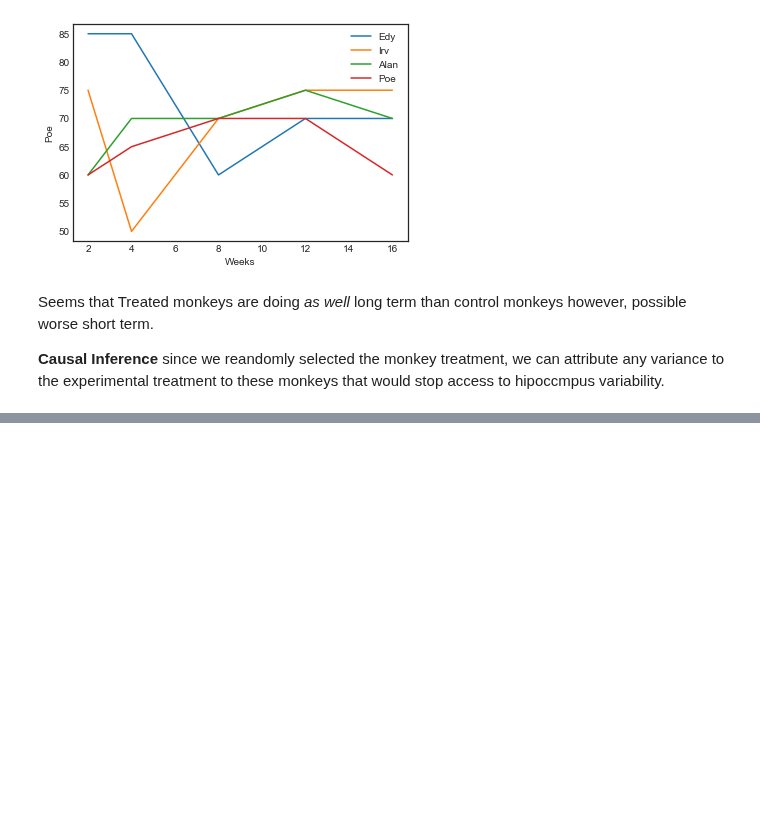
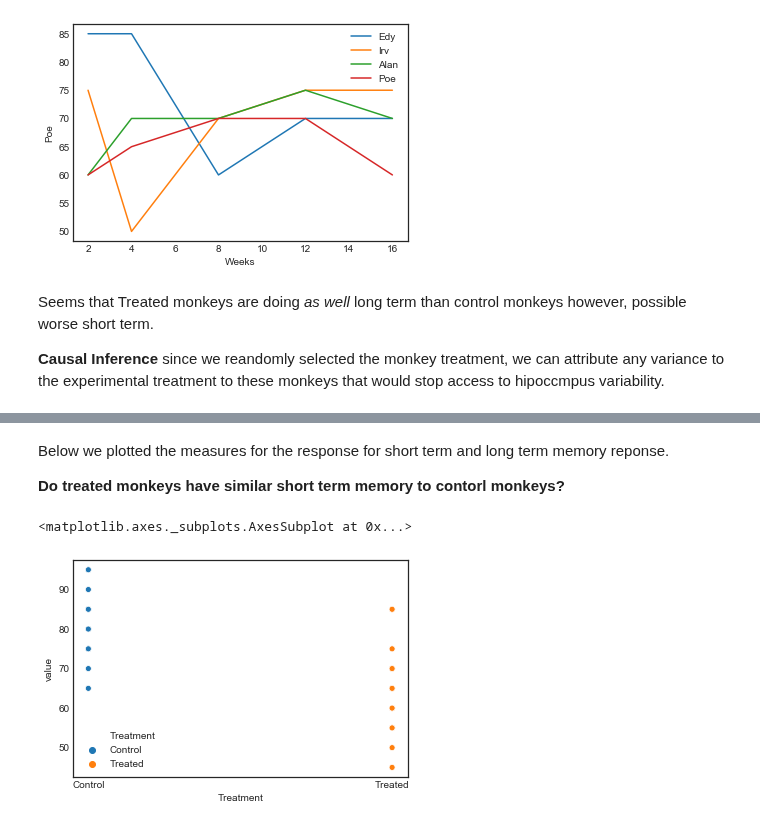
Before and after one commit to naivelogic/Machine_Learning_Notebooks, a Jupyter notebook: Data_Science/Statistical Models/[Sleuth] Repeated Measures and Multivariate Responses.ipynb, the cells around one changed output, grey strips where cells are left out. Drawn from its saved outputs; the diff is of its cells as text; code cells hidden in the pictures; blank space fills up the shorter version.

Commit message:
Update [Sleuth] Repeated Measures and Multivariate Responses.ipynb
still need to do HotellingsT

```diff
--- a/Data_Science/Statistical Models/[Sleuth] Repeated Measures and Multivariate Responses.ipynb
+++ b/Data_Science/Statistical Models/[Sleuth] Repeated Measures and Multivariate Responses.ipynb
@@ -221,0 +198,17 @@ __Causal Inference__ since we reandomly selected the monkey treatment, we can at
+# %%
+week_term = {'Week2':'short_term',
+     'Week4':'short_term',
+     'Week8':'long_term',
+     'Week12':'long_term',
+     'Week16':'long_term'}
+df_['term'] = df_.Weeks.map(week_term)
+# %% [markdown]
+Below we plotted the measures for the response for short term and long term memory reponse.
+
+__Do treated monkeys have similar short term memory to contorl monkeys?__
+# %%
+sns.scatterplot(x="Treatment", y='value', hue='Treatment',
+                data=df_[df_.term=='short_term'])
+# %% [output]
+<matplotlib.axes._subplots.AxesSubplot at 0x...>
+[figure, added]
```
Also changed, not shown: parts of 12 cells of this notebook.
